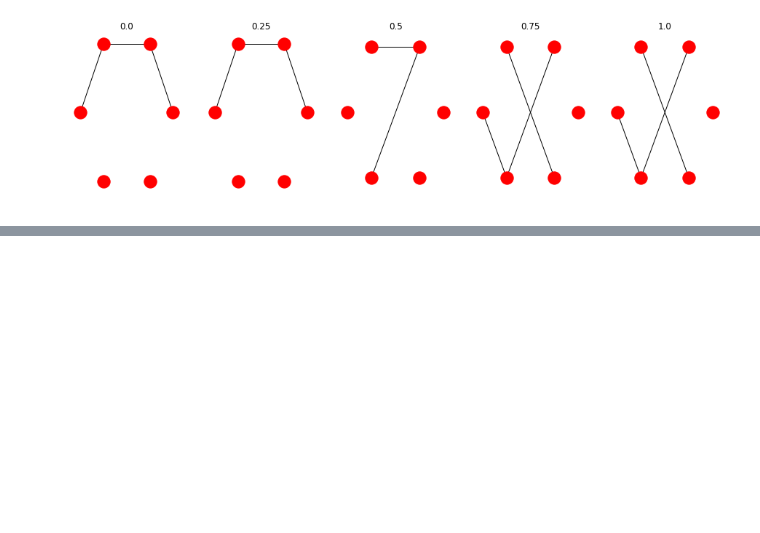
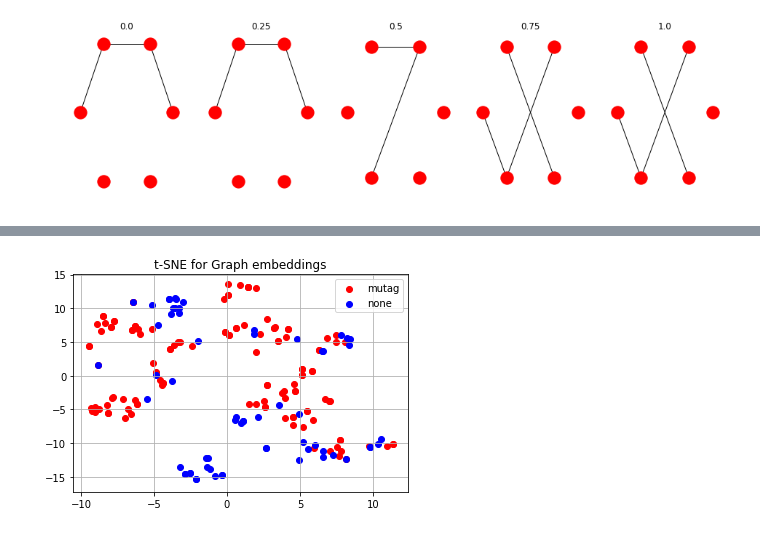
Before and after one commit to nikitadurasov/SPD_reduce, a Jupyter notebook: Tutorial.ipynb, the cells around one changed output, grey strips where cells are left out. Saved outputs shown, nothing was run; the diff lists cells and outputs as text; code cells hidden in the pictures; blank space fills up the shorter version.

Commit message:
notebook updated, some comments, test functions, VAE, ConvAE models added

```diff
--- a/Tutorial.ipynb
+++ b/Tutorial.ipynb
@@ -182,0 +320,3 @@ Columns 20 to 24
+# %%
+# создаем сам датасет
+X, y = dt.build_dataset(dt.read_test_graphs(), 10)
@@ -182,0 +341,17 @@ Columns 20 to 24
+# %%
+# строим эмбеддинги для графов
+temp = np.array([coder.encoder(x.unsqueeze(0)).view(-1,).data.numpy() for x in X])
+# %%
+# пробуем визуализировать датасет
+tsne = TSNE(n_components=2)
+q = tsne.fit_transform(temp)
+# %%
+# отрисовываем все это дело
+plt.scatter(q[np.where(y == 0)][:, 0], q[np.where(y == 0)][:, 1], c='r', label='mutag')
+plt.scatter(q[np.where(y == 1)][:, 0], q[np.where(y == 1)][:, 1], c='b', label='none')
+plt.title("t-SNE for Graph embeddings")
+plt.grid()
+plt.legend()
+plt.show()
+# %% [output]
+[figure, added]
```
Also changed, not shown: parts of 12 cells of this notebook, 2 other files.
